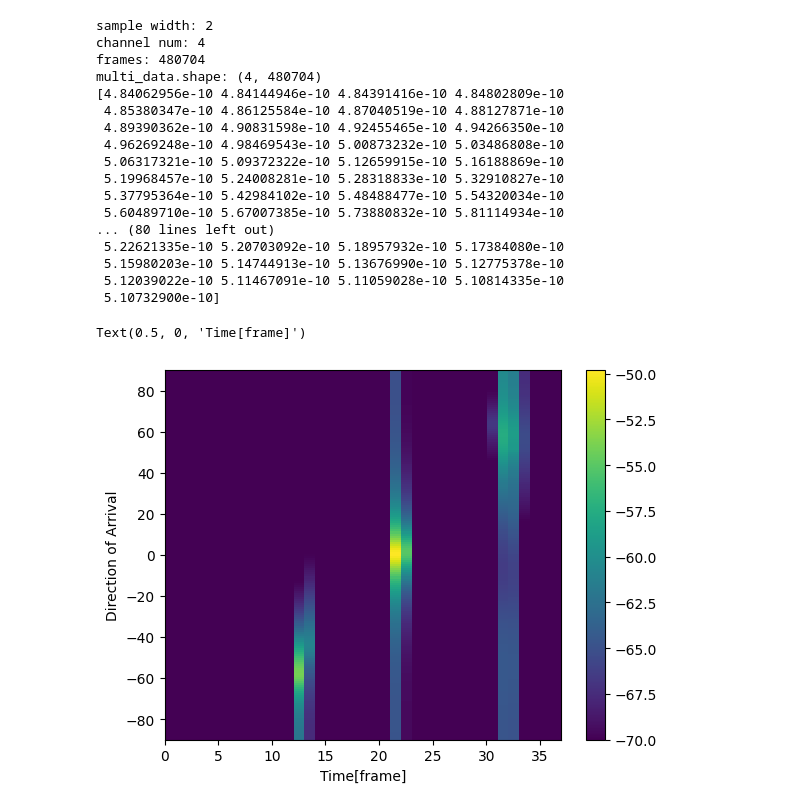
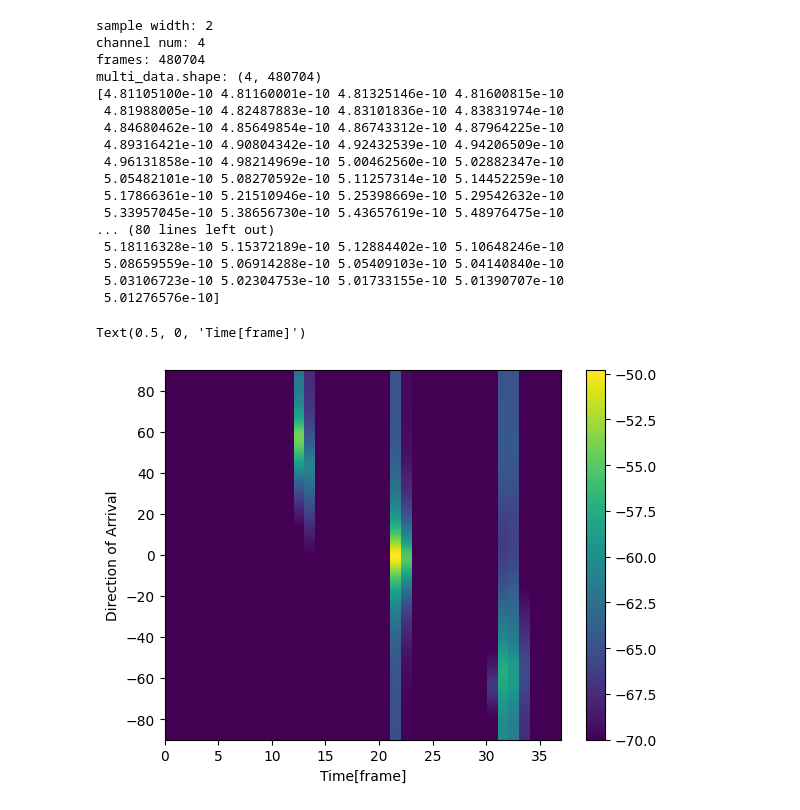
Before and after one commit to koki-ns/audioprocessing, a Jupyter notebook: onefile_6060/MUSIC.ipynb, the cells around one changed output. Saved outputs shown, nothing was run; the diff lists cells and outputs as text; code cells hidden in the pictures.

```diff
--- a/onefile_6060/MUSIC.ipynb
+++ b/onefile_6060/MUSIC.ipynb
@@ -44,10 +44,10 @@ freq_h = 3000      # 空間スペクトルを計算する周波数の下限
 
 mic_alignments = np.array(
     [
-        [-0.112, 0.0, 0.0],
-        [-0.075, 0.0, 0.0],
-        [-0.035, 0.0, 0.0],
-        [0.113, 0.0, 0.0],
+        [0.112, 0.0, 0.0],
+        [0.075, 0.0, 0.0],
+        [0.035, 0.0, 0.0],
+        [-0.113, 0.0, 0.0],
     ]
 )
 
@@ -118,43 +118,43 @@ while set_num * frame_set < X.shape[2]:
     # ax.plot(theta, 10*np.log10(P_MU[set_num-1]), c="red")
     # ax.set_xlim([-90,90])
     # ax.set_xlabel("Direction [deg]")
     # ax.set_ylabel("Spatial spectrum [dB]")
     # # fig.savefig(png_name)
 
     set_num = set_num + 1
 
 P_MU = 10*np.log10(P_MU)
 P_MU = P_MU.transpose()
 # color_min = np.min(P_MU)
 color_min = -70
 color_max = np.max(P_MU)
 plt.imshow(P_MU, interpolation="nearest", aspect="auto", extent=[0, P_MU.shape[1], -90, 90], vmin=color_min, vmax=color_max)
 plt.colorbar()
 plt.ylabel("Direction of Arrival")
 plt.xlabel("Time[frame]")
 
 # # 候補を出力
 # index=sg.argrelmax(P_MU) # ピークのあるインデックスを求める
 # sort=np.argsort(-1.0*P_MU[index])   # ピークの中でargsort
 # for i in range(n_src):
 #     print(theta[index[0][sort[i]]]) # 大きい順に方向を表示
 # %% [output]
 sample width: 2
 channel num: 4
 frames: 480704
 multi_data.shape: (4, 480704)
-[4.84062956e-10 4.84144946e-10 4.84391416e-10 4.84802809e-10
- 4.85380347e-10 4.86125584e-10 4.87040519e-10 4.88127871e-10
- 4.89390362e-10 4.90831598e-10 4.92455465e-10 4.94266350e-10
- 4.96269248e-10 4.98469543e-10 5.00873232e-10 5.03486808e-10
- 5.06317321e-10 5.09372322e-10 5.12659915e-10 5.16188869e-10
- 5.19968457e-10 5.24008281e-10 5.28318833e-10 5.32910827e-10
- 5.37795364e-10 5.42984102e-10 5.48488477e-10 5.54320034e-10
- 5.60489710e-10 5.67007385e-10 5.73880832e-10 5.81114934e-10
+[4.81105100e-10 4.81160001e-10 4.81325146e-10 4.81600815e-10
+ 4.81988005e-10 4.82487883e-10 4.83101836e-10 4.83831974e-10
+ 4.84680462e-10 4.85649854e-10 4.86743312e-10 4.87964225e-10
+ 4.89316421e-10 4.90804342e-10 4.92432539e-10 4.94206509e-10
+ 4.96131858e-10 4.98214969e-10 5.00462560e-10 5.02882347e-10
+ 5.05482101e-10 5.08270592e-10 5.11257314e-10 5.14452259e-10
+ 5.17866361e-10 5.21510946e-10 5.25398669e-10 5.29542632e-10
+ 5.33957045e-10 5.38656730e-10 5.43657619e-10 5.48976475e-10
 ... (80 lines left out)
- 5.22621335e-10 5.20703092e-10 5.18957932e-10 5.17384080e-10
- 5.15980203e-10 5.14744913e-10 5.13676990e-10 5.12775378e-10
- 5.12039022e-10 5.11467091e-10 5.11059028e-10 5.10814335e-10
- 5.10732900e-10]
+ 5.18116328e-10 5.15372189e-10 5.12884402e-10 5.10648246e-10
+ 5.08659559e-10 5.06914288e-10 5.05409103e-10 5.04140840e-10
+ 5.03106723e-10 5.02304753e-10 5.01733155e-10 5.01390707e-10
+ 5.01276576e-10]
 Text(0.5, 0, 'Time[frame]')
-[figure, old version]
+[figure, new version]
```
Also changed, not shown: 24 other files.
